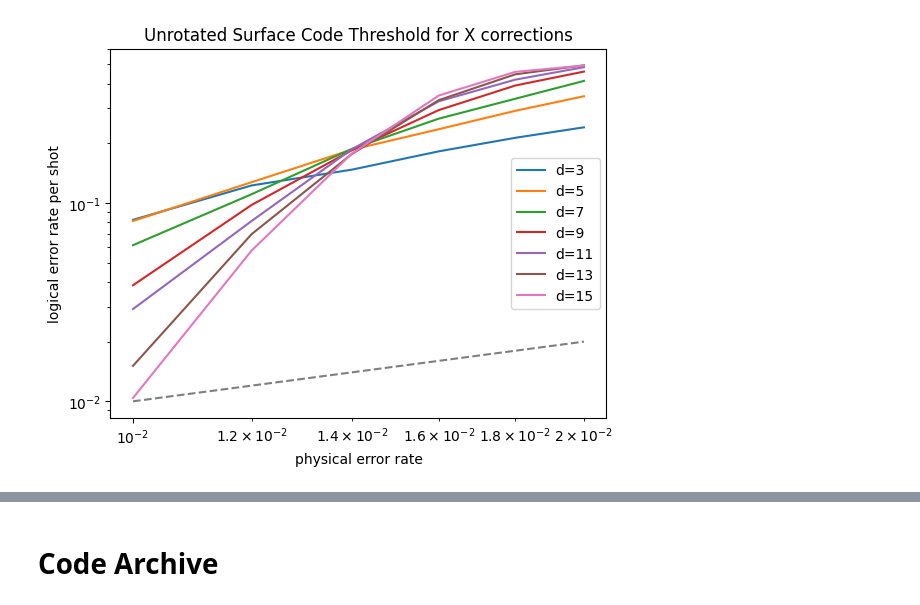
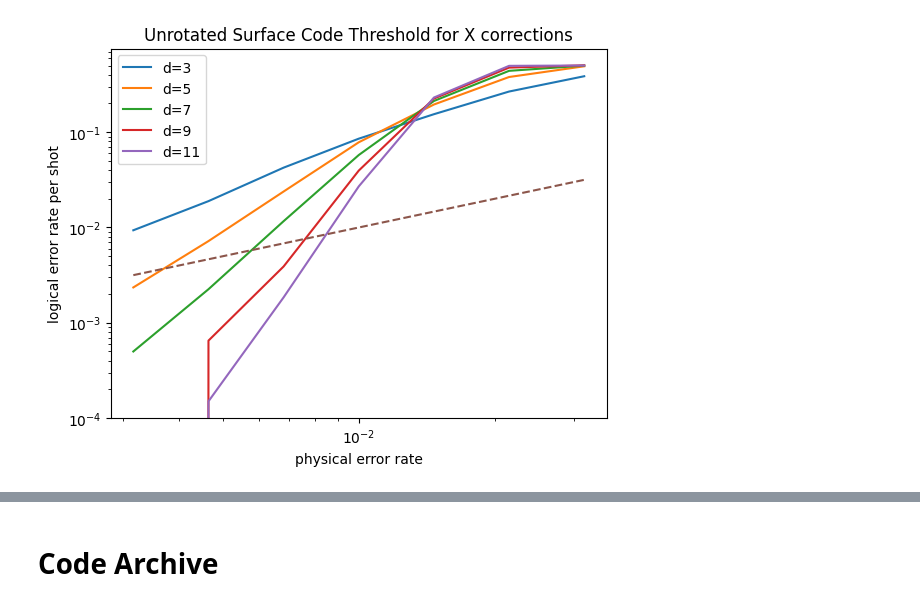
Before and after one commit to Infleqtion/qLDPC, a Jupyter notebook: examples/Stim_QEC.ipynb, the cells around one changed output, grey strips where cells are left out. Saved outputs shown, nothing was run; the diff lists cells and outputs as text; code cells hidden in the pictures.

```diff
--- a/examples/Stim_QEC.ipynb
+++ b/examples/Stim_QEC.ipynb
@@ -122,26 +194,27 @@ def gen_syndrome_surface_circuit(surface_code, repetitions=1, error_rate=0.01):
 surface_circuit = gen_syndrome_surface_circuit(surface_code, 10)
 # surface_circuit
 # %%
-import matplotlib.pyplot as plt
+# import matplotlib.pyplot as plt
 
-num_shots = 10_000
-for d in [3, 5, 7, 9, 11, 13, 15]:
-    sc = qldpc.codes.SurfaceCode(d, rotated=False)
-    xs = []
-    ys = []
-    for noise in [0.01, 0.012, 0.014, 0.016, 0.018, 0.02]:
-        circuit = stimcirq.cirq_circuit_to_stim_circuit(gen_syndrome_surface_circuit(sc, 3*d, noise))
-        num_errors_sampled = count_logical_errors(circuit, num_shots)
-        xs.append(noise)
-        ys.append(num_errors_sampled / num_shots)
-    plt.plot(xs, ys, label="d=" + str(d))
-plt.plot(xs, xs, "--")
-plt.loglog()
-plt.xlabel("physical error rate")
-plt.ylabel("logical error rate per shot")
-plt.title("Unrotated Surface Code Threshold for X corrections")
-plt.legend()
-plt.show()
+# num_shots = 20_000
+# noise_range = np.logspace(-2.5, -1.5, 7)
+# for d in [3, 5, 7, 9, 11]:
+#     sc = qldpc.codes.SurfaceCode(d, rotated=False)
+#     xs = []
+#     ys = []
+#     for noise in noise_range:
+#         circuit = stimcirq.cirq_circuit_to_stim_circuit(gen_syndrome_surface_circuit(sc, 3*d, noise))
+#         num_errors_sampled = count_logical_errors(circuit, num_shots)
+#         xs.append(noise)
+#         ys.append(num_errors_sampled / num_shots)
+#     plt.plot(xs, ys, label="d=" + str(d))
+# plt.plot(xs, xs, "--")
+# plt.loglog()
+# plt.xlabel("physical error rate")
+# plt.ylabel("logical error rate per shot")
+# plt.title("Unrotated Surface Code Threshold for X corrections")
+# plt.legend()
+# plt.show()
 # %% [output]
-[figure, old version]
+[figure, new version]
 # %%
```
Also changed, not shown: parts of 7 cells of this notebook.
